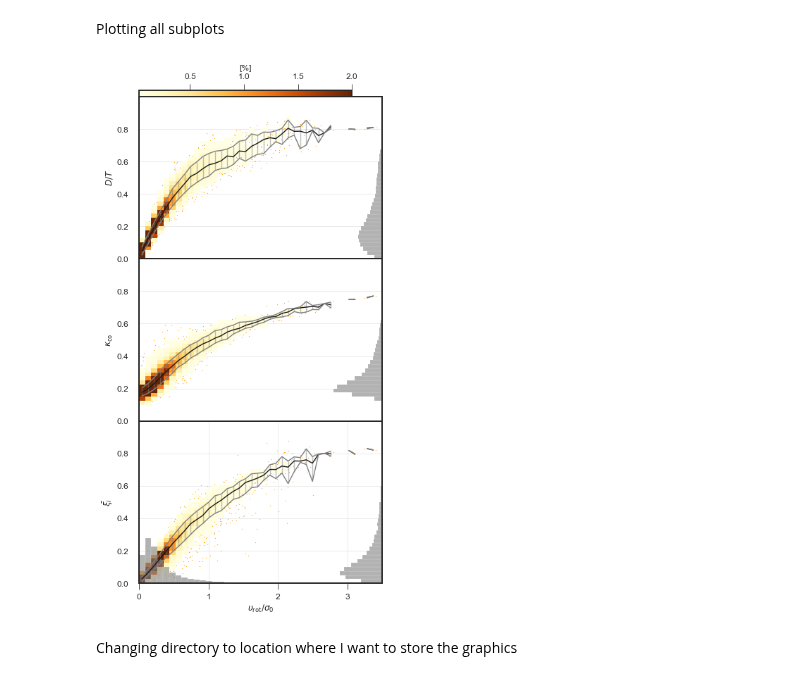
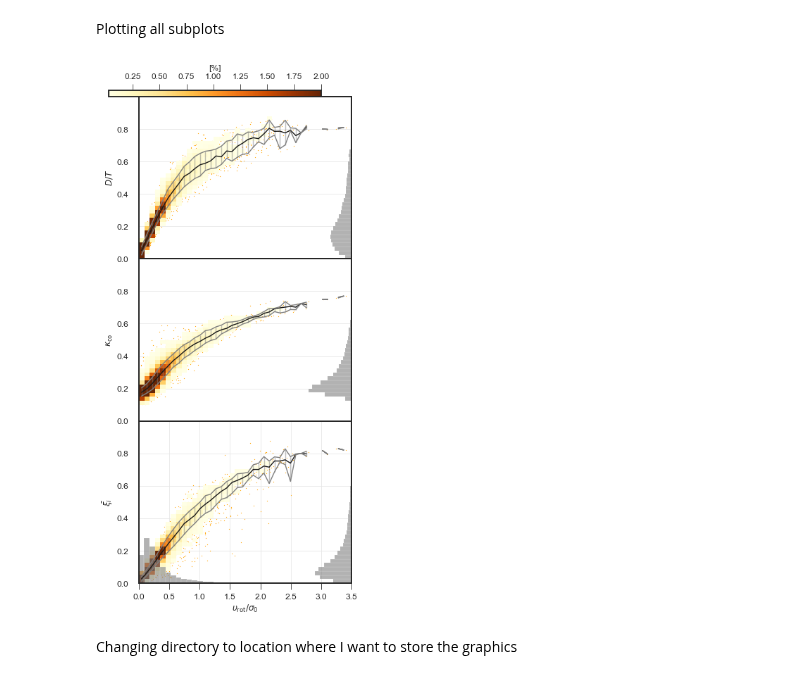
Before and after one commit to MariaPaulaRojas/RECA-internship, a Jupyter notebook: Analysis/Notebooks/Figure1_Thob.ipynb, the cells around one changed output. Cells and saved outputs as stored; diff of their text form; code cells hidden in the pictures.

Commit message:
Figure1 correction

```diff
--- a/Analysis/Notebooks/Figure1_Thob.ipynb
+++ b/Analysis/Notebooks/Figure1_Thob.ipynb
@@ -197,35 +197,35 @@ with plt.style.context('seaborn-paper'):
                        extent=[bins_xtotal[0], bins_xtotal[-1], bins_ytotal[0], bins_ytotal[-1]], zorder=1, vmax=2)
     ax3.plot(xrange_bins, means3, c='k')
     ax3.plot(xrange_bins, means3_16, c='gray')
     ax3.plot(xrange_bins ,means3_84, c='gray')
     ax3.vlines(xrange_bins, means3_16, means3_84, alpha=0.5, color='gray')
     ax3.set_ylabel(r'$\bar{\xi_i}$')
 
     ax3_1 = ax3.twiny()
     ax3_1.hist(df['MedOrbitCircu'], bins=bins_ytotal, orientation='horizontal', color='gray', weights=[3e-4]*len(df), alpha=0.6)
     ax3_1.set_xlim(bins_xtotal[-1],bins_xtotal[0])
     ax3_1.set_xticks([])
 
     ax3.hist(df['RotToDispRatio'], bins=bins_xtotal, color='gray', weights=[8e-5]*len(df), alpha=0.6, zorder=2)
 
     #Colorbar for all
     cbaxes = fig.add_axes([0.1, 0.9, 0.7, 0.01])        #Colorbar
     plt.colorbar(mapa1, ax=ax1, cax = cbaxes, orientation="horizontal", label='[%]')
     cbaxes.xaxis.set_label_position("top")
     cbaxes.xaxis.set_ticks_position("top")
 
 
     # Adjust figure
     ax3.set_xlabel(r'$\upsilon_{\rm{rot}}/\sigma_0$')
-    fig.subplots_adjust(bottom=0.1, top=0.9, left=0.1, right=0.9,
+    fig.subplots_adjust(bottom=0.1, top=0.9, left=0.2, right=0.9,
                         wspace=0.0, hspace=0.0)
     for axs in [ax1,ax2,ax3]:
         axs.set_aspect('auto')
         axs.grid(color='0.9')
         axs.set_xlim(bins_xtotal[0],bins_xtotal[-1])
         axs.set_yticks([0,0.2,0.4,0.6,0.8])
 # %% [output]
-[figure, old version]
+[figure, new version]
 # %% [markdown]
 Changing directory to location where I want to store the graphics
 # %%
```
Also changed, not shown: parts of 1 cell of this notebook, 2 other files.
